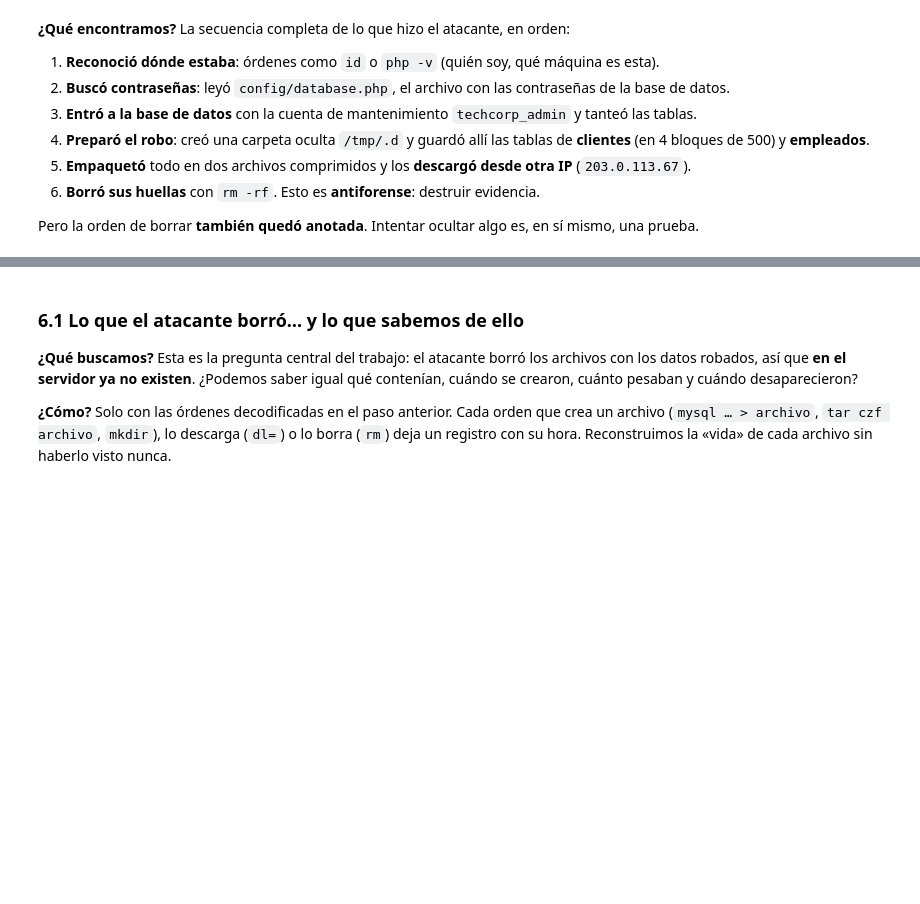
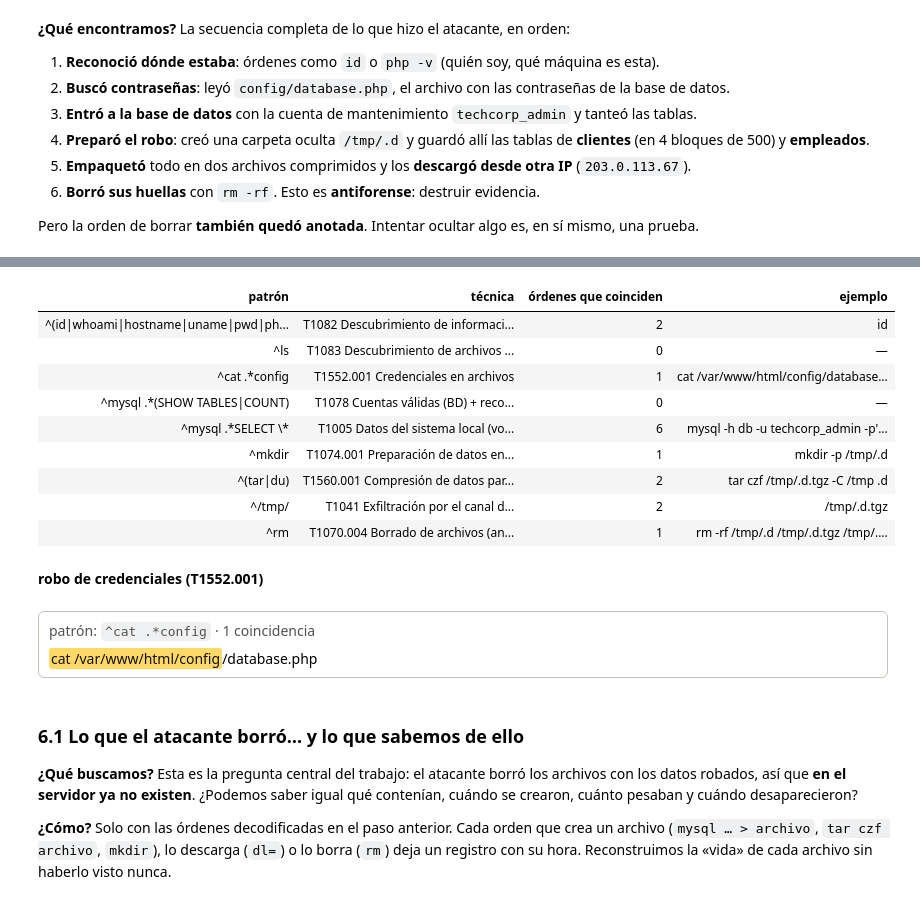
Before and after one commit to JohanYP/techcorp-forense-lab, a Jupyter notebook: analisis/notebooks/analisis_forense.ipynb, the cells around one changed output, grey strips where cells are left out. Cells and saved outputs as stored; diff of their text form; code cells hidden in the pictures; blank space fills up the shorter version.

```diff
--- a/analisis/notebooks/analisis_forense.ipynb
+++ b/analisis/notebooks/analisis_forense.ipynb
@@ -180,0 +210,35 @@ Evidencia: /evidencia/logs | Salida: /home/analista/salida | DuckDB 1.1.3
+# %%
+from html import escape
+from IPython.display import HTML
+
+def ver_regex(patron, texto, titulo='', max_coincidencias=6):
+    """Muestra qué atrapa una expresión regular dentro de un texto: coincidencias en amarillo y grupos en tabla."""
+    rx = re.compile(patron)
+    trozos, ultimo, grupos = [], 0, []
+    for n, m in enumerate(rx.finditer(texto), start=1):
+        if n > max_coincidencias:
+            break
+        trozos.append(escape(texto[ultimo:m.start()]))
+        trozos.append('<mark style="background:#ffd966;color:#111;border-radius:3px;padding:1px 2px">'
+                      f'{escape(m.group(0))}</mark>')
+        ultimo = m.end()
+        for g in range(1, rx.groups + 1):
+            grupos.append({'coincidencia': n, 'grupo': g, 'capturó': m.group(g)})
+    trozos.append(escape(texto[ultimo:]))
+    total = len(rx.findall(texto))
+    display(Markdown(f"**{titulo}**" if titulo else ''))
+    display(HTML(
+        '<div style="border:1px solid #c3c2b7;border-radius:6px;padding:8px 10px;margin:2px 0 6px">'
+        f'<div style="font:12px monospace;color:#52514e;margin-bottom:6px">patrón: <code>{escape(patron)}</code> · '
+        f'{total} coincidencia{"s" if total != 1 else ""}</div>'
+        f'<div style="font:13px/1.5 monospace;white-space:pre-wrap;word-break:break-all">{"".join(trozos)}</div></div>'))
+    if grupos:
+        display(pd.DataFrame(grupos).style.hide(axis='index'))
+
+# Dos líneas reales, tal como están en los archivos de evidencia
+linea_web = next(open(EVIDENCIA / 'web' / 'access.jsonl', encoding='utf-8', errors='replace')).strip()
+linea_bd = next(l for l in open(EVIDENCIA / 'db' / 'audit.jsonl', encoding='utf-8', errors='replace') if 'request_id=' in l).strip()
+
+ver_regex(r'\b(?:\d{1,3}\.){3}\d{1,3}\b', linea_web, 'Ejemplo 1 · cualquier dirección IPv4 dentro de una línea del servidor web')
+ver_regex(r'"ts":"(\d{4}-\d{2}-\d{2})T(\d{2}:\d{2}:\d{2})', linea_web, 'Ejemplo 2 · fecha y hora, cada una en su grupo')
+ver_regex(r"request_id='([^']+)'", linea_bd, 'Ejemplo 3 · el identificador escondido en el comentario de una consulta SQL')
@@ -987,3 +1168,25 @@ Pero la orden de borrar **también quedó anotada**. Intentar ocultar algo es, e
+# %%
+comprobacion = pd.DataFrame([
+    {'patrón': p, 'técnica': t,
+     'órdenes que coinciden': int(ws['orden'].map(lambda o: bool(re.search(p, o))).sum()),
+     'ejemplo': next(iter(ws.loc[ws['orden'].map(lambda o: bool(re.search(p, o))), 'orden_segura'].str[:70]), '—')}
+    for p, t in MITRE])
+display(comprobacion.style.hide(axis='index'))
+ver_regex(r'^cat .*config', ws.loc[ws['orden'].str.startswith('cat '), 'orden'].iloc[0], 'robo de credenciales (T1552.001)')
+# %% [output]
+| patrón | técnica | órdenes que coinciden | ejemplo |
+| ^(id|whoami|hostname|uname|pwd|ph... | T1082 Descubrimiento de informaci... | 2 | id |
+| ^ls | T1083 Descubrimiento de archivos ... | 0 | — |
+| ^cat .*config | T1552.001 Credenciales en archivos | 1 | cat /var/www/html/config/database... |
+| ^mysql .*(SHOW TABLES|COUNT) | T1078 Cuentas válidas (BD) + reco... | 0 | — |
+| ^mysql .*SELECT \* | T1005 Datos del sistema local (vo... | 6 | mysql -h db -u techcorp_admin -p'... |
+| ^mkdir | T1074.001 Preparación de datos en... | 1 | mkdir -p /tmp/.d |
+| ^(tar|du) | T1560.001 Compresión de datos par... | 2 | tar czf /tmp/.d.tgz -C /tmp .d |
+| ^/tmp/ | T1041 Exfiltración por el canal d... | 2 | /tmp/.d.tgz |
+| ^rm | T1070.004 Borrado de archivos (an... | 1 | rm -rf /tmp/.d /tmp/.d.tgz /tmp/.... |
+**robo de credenciales (T1552.001)**
+patrón: ^cat .*config · 1 coincidencia
+cat /var/www/html/config/database.php
 # %% [markdown]
 ### 6.1 Lo que el atacante borró… y lo que sabemos de ello
 
```
Also changed, not shown: parts of 24 cells of this notebook, 3 other files.
